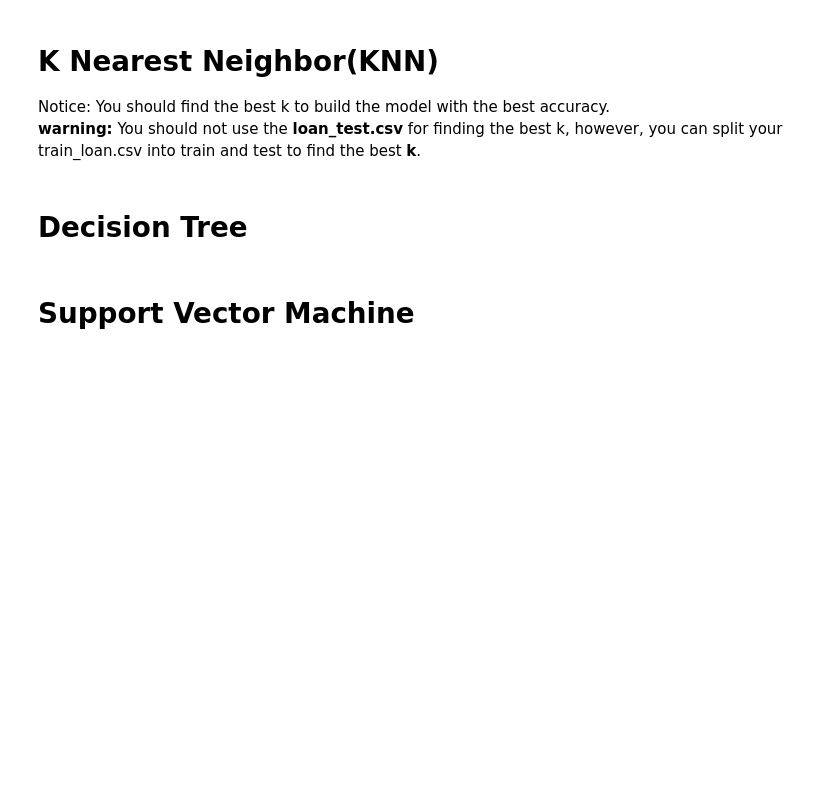
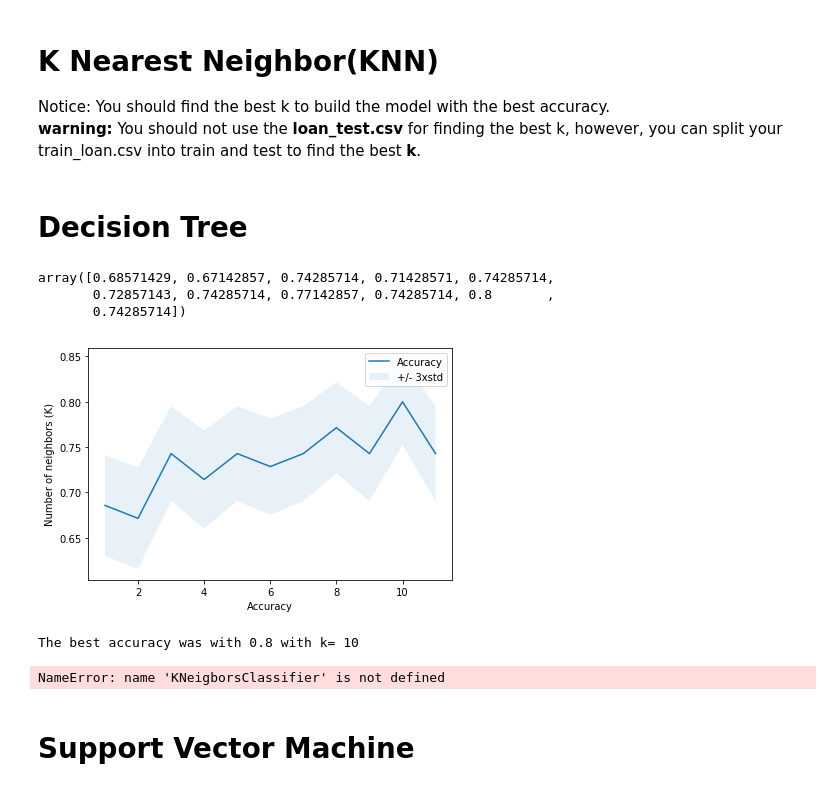
Before and after one commit to rishittripathi-therocking/coursera-capsone-project, a Jupyter notebook: Capstone Project.ipynb, the cells around one changed output. Drawn from its saved outputs; the diff is of its cells as text; code cells hidden in the pictures; blank space fills up the shorter version.

Commit message:
Knearest Neighbors

```diff
--- a/Capstone Project.ipynb
+++ b/Capstone Project.ipynb
@@ -284,8 +285,42 @@ __ Notice:__
 # K Nearest Neighbor(KNN)
 Notice: You should find the best k to build the model with the best accuracy.
 **warning:** You should not use the __loan_test.csv__ for finding the best k, however, you can split your train_loan.csv into train and test to find the best __k__.
+# %%
+from sklearn.model_selection import train_test_split
+X_train, X_test, y_train, y_test = train_test_split(X,y,test_size=0.2)
 # %% [markdown]
 # Decision Tree
+# %%
+#Train
+from sklearn.neighbors import KNeighborsClassifier
+from sklearn import metrics
+K=12
+mean_acc = np.zeros((K-1))
+std_a = np.zeros((K-1))
+for n in range(1,K):
+    neigh = KNeighborsClassifier(n_neighbors=n).fit(X_train,y_train)
+    yhat = neigh.predict(X_test)
+    mean_acc[n-1] = metrics.accuracy_score(y_test,yhat)
+    std_a[n-1] = np.std(yhat==y_test)/np.sqrt(yhat.shape[0])
+mean_acc
+# %% [output]
+array([0.68571429, 0.67142857, 0.74285714, 0.71428571, 0.74285714,
+       0.72857143, 0.74285714, 0.77142857, 0.74285714, 0.8       ,
+       0.74285714])
+# %%
+plt.plot(range(1,K),mean_acc)
+plt.fill_between(range(1,K),mean_acc-1*std_a,mean_acc+1*std_a,alpha=0.10)
+plt.legend(('Accuracy','+/- 3xstd'))
+plt.xlabel('Accuracy')
+plt.ylabel('Number of neighbors (K)')
+plt.tight_layout()
+plt.show()
+print("The best accuracy was with", mean_acc.max(),"with k=",mean_acc.argmax()+1)
+neigh = KNeigborsClassifier(n_neighbors=mean_acc.argmax()+1).fit(X_train,y_train)
+# %% [output]
+[figure, added]
+The best accuracy was with 0.8 with k= 10
+NameError: name 'KNeigborsClassifier' is not defined
 # %% [markdown]
 # Support Vector Machine
 # %% [markdown]
```
